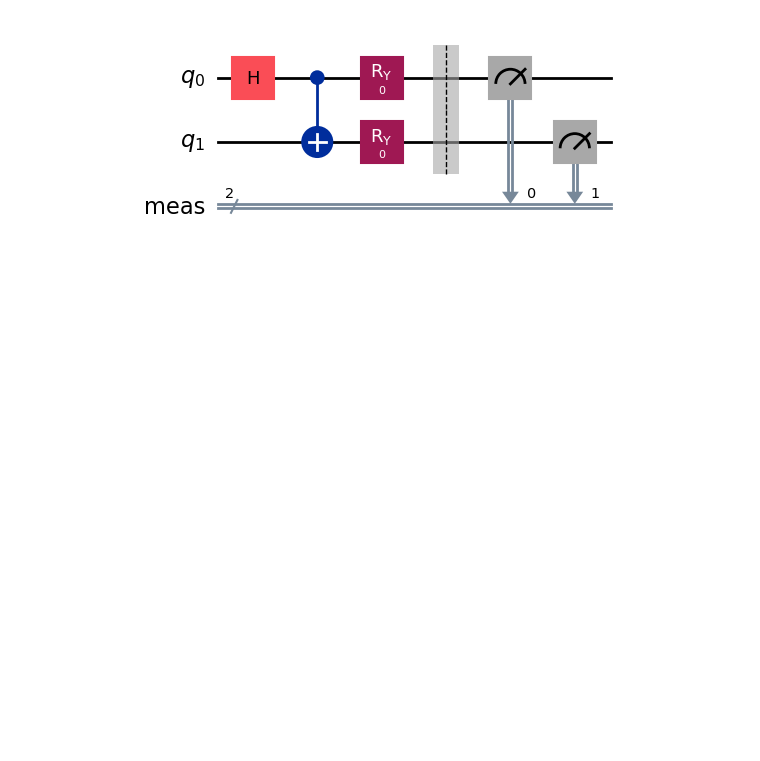
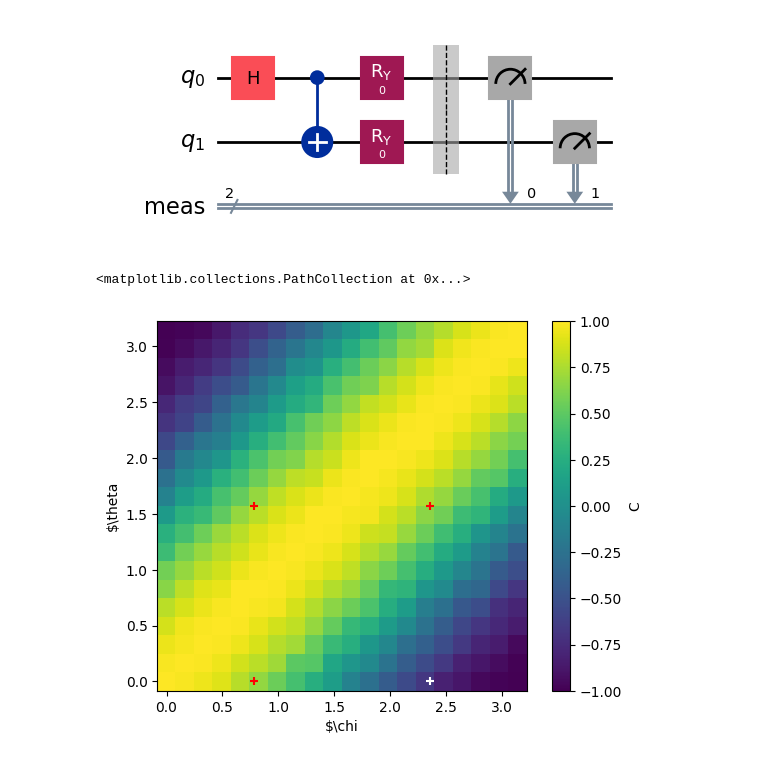
Before and after one commit to miketorii/ProjectX, a Jupyter notebook: Quantum/change_ry.ipynb, the cells around one changed output. Drawn from its saved outputs; the diff is of its cells as text; code cells hidden in the pictures; blank space fills up the shorter version.

```diff
--- a/Quantum/change_ry.ipynb
+++ b/Quantum/change_ry.ipynb
@@ -55,3 +55,40 @@ circuits[0].draw('mpl')
 #circuits[1].draw('mpl')
 # %% [output]
 [figure]
+# %%
+sim = AerSimulator()
+
+compiled_circuit = transpile(circuits, sim, optimization_level=0)
+
+shots = 1000
+job = sim.run(compiled_circuit, shots=shots)
+result = job.result()
+
+#print(result)
+# %%
+c_values = np.zeros((ntheta, nchi), dtype=float)
+
+for icirc, idx in enumerate(np.ndindex(ntheta,nchi)):
+    counts = result.get_counts(icirc)
+
+    n00 = counts.get('00',0)
+    n01 = counts.get('01',0)
+    n10 = counts.get('10',0)
+    n11 = counts.get('11',0)
+
+    total_shots = n00+n01+n10+n11
+    c_values[idx] = (n00+n11-n01-n10) / total_shots
+
+
+dtheta = (thetas[1] - thetas[0]) * 0.5
+dchi = (chis[1] - chis[0]) * 0.5
+plt.imshow(c_values[::-1], extent=(chis[0]-dchi, chis[-1]+dchi, thetas[0]-dtheta, thetas[-1]+dtheta) )
+plt.xlabel(r'$\chi')
+plt.ylabel(r'$\theta')
+plt.colorbar(label='C')
+
+plt.scatter([np.pi/4., np.pi/4., 3.*np.pi/4.], [0., np.pi/2., np.pi/2.], c='red', marker='+')
+plt.scatter([3. * np.pi / 4.], [0.], c='white', marker='+')
+# %% [output]
+<matplotlib.collections.PathCollection at 0x...>
+[figure, added]
```
